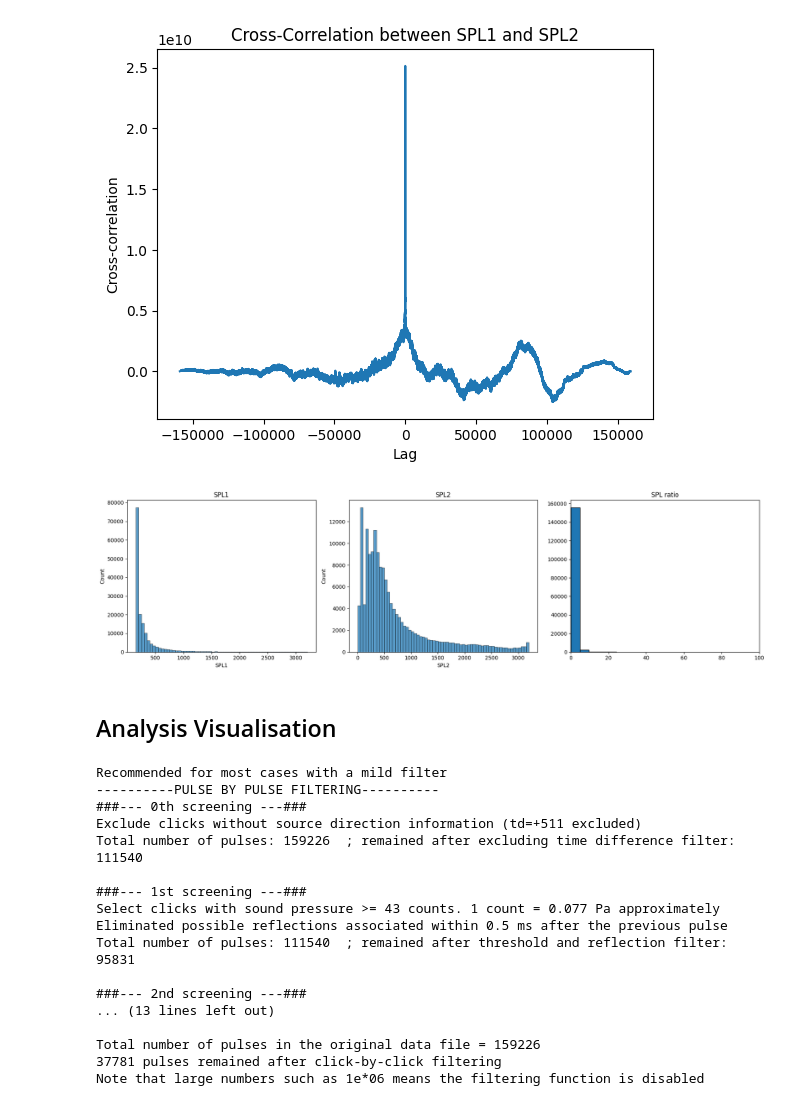
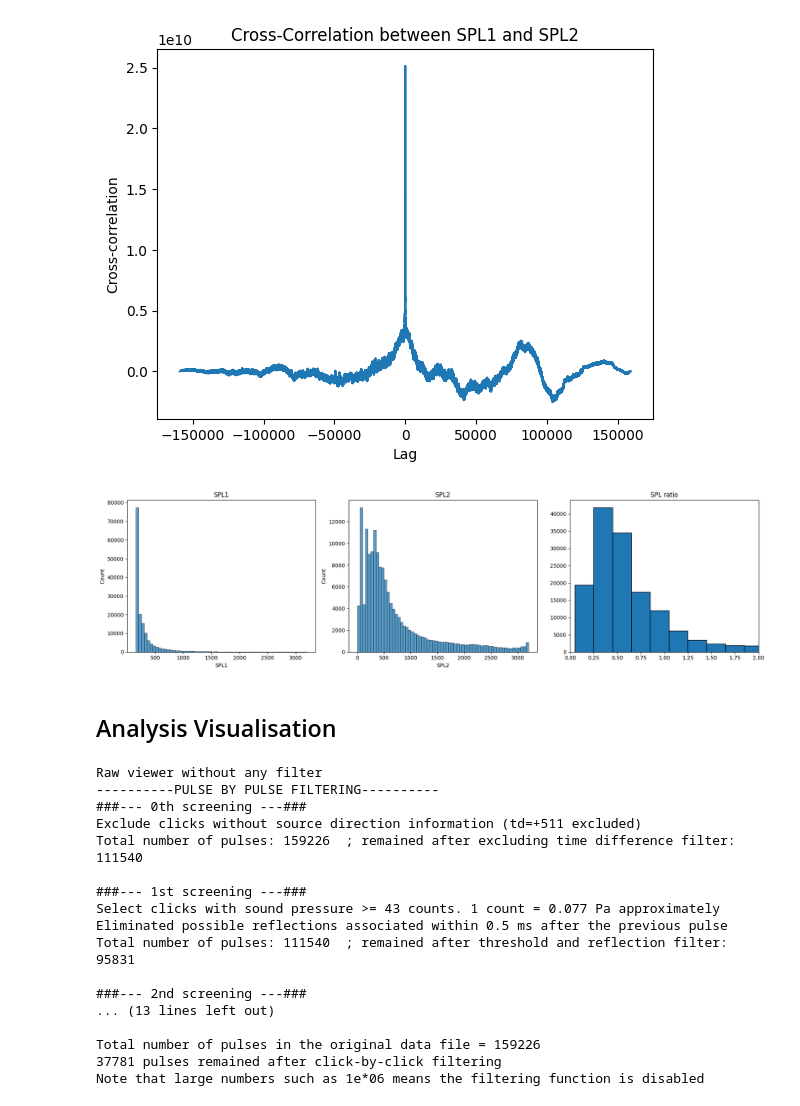
Before and after one commit to YuenWaHo/ALTS, a Jupyter notebook: alts_analysis.ipynb, the cells around one changed output. Cells and saved outputs as stored; diff of their text form; code cells hidden in the pictures.

```diff
--- a/alts_analysis.ipynb
+++ b/alts_analysis.ipynb
@@ -61,9 +61,9 @@ alts_plot.spl_cross_corr(dff)
 # %% [output]
 [figure]
 # %%
-alts_plot.spl_distribution_plot(dff, xlim_SPLR=(0, 100))
+alts_plot.spl_distribution_plot(dff, xlim_SPLR=(0, 2), binwidth_SPLR=0.2)
 # %% [output]
-[figure, old version]
+[figure, new version]
 # %% [markdown]
 ## Analysis Visualisation
 # %%
@@ -75,8 +71,8 @@ alts_plot.plot_alts_result(dff=dff, dfr=dfr, time_diff=0, atag=2)
 # %%
-noise_condition = '2'  # Change as needed
+noise_condition = '1'  # Change as needed
 dff_cleaned = alts_filter.cleanup(dff, noise_condition)
 # %% [output]
-Recommended for most cases with a mild filter
+Raw viewer without any filter
 ----------PULSE BY PULSE FILTERING----------
 ###--- 0th screening ---###
 Exclude clicks without source direction information (td=+511 excluded)
```
Also changed, not shown: parts of 4 cells of this notebook, 1 other file.
